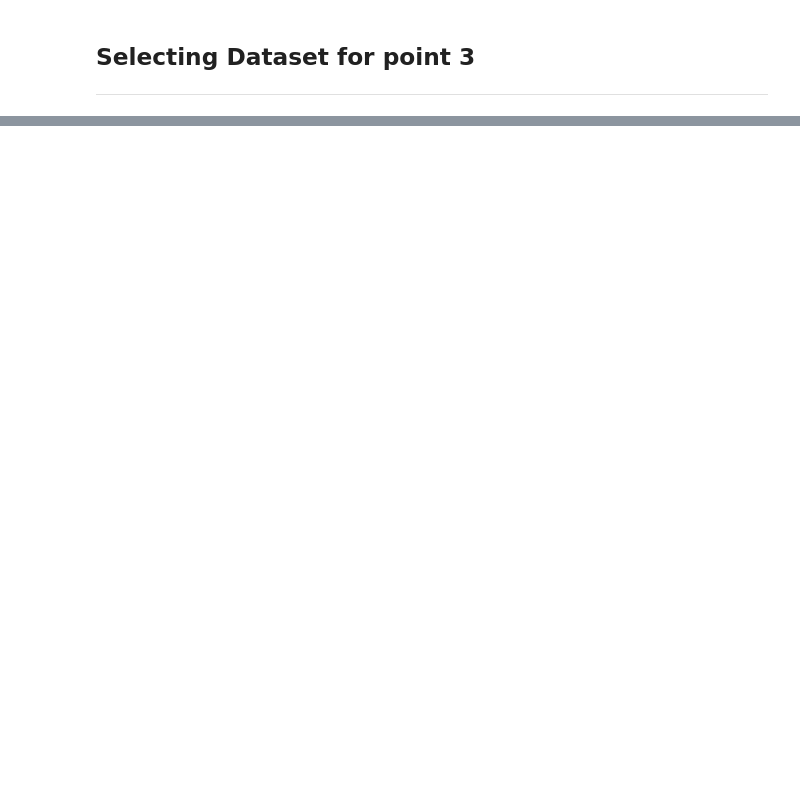
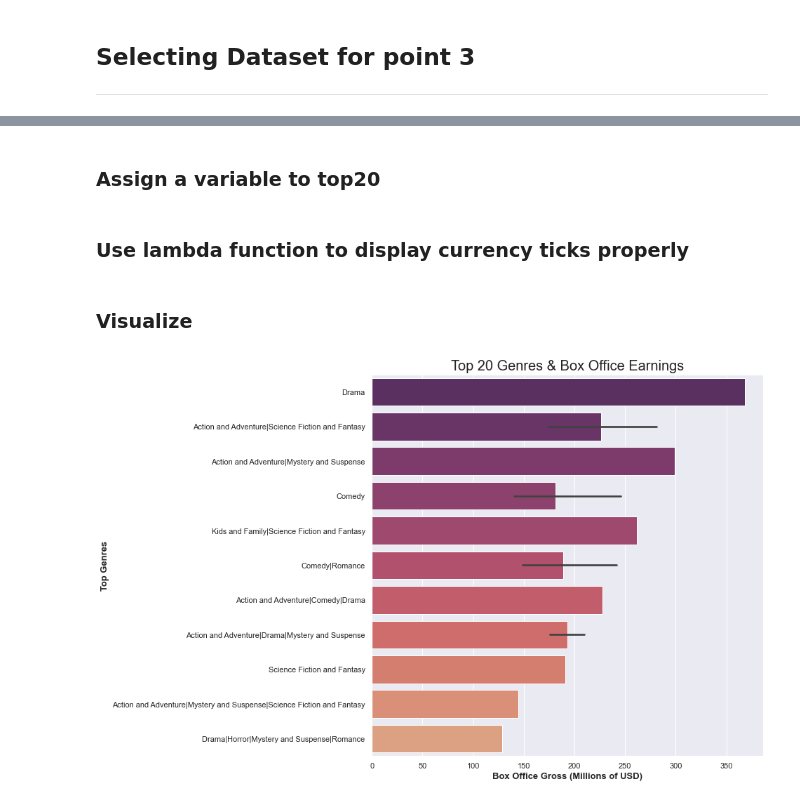
Before and after one commit to cleatw/Project1, a Jupyter notebook: Project 1 Notebook.ipynb, the cells around one changed output, grey strips where cells are left out. Drawn from its saved outputs; the diff is of its cells as text; code cells hidden in the pictures; blank space fills up the shorter version.

```diff
--- a/Project 1 Notebook.ipynb
+++ b/Project 1 Notebook.ipynb
@@ -242,0 +126,26 @@ sns.barplot(y='genre',x='box_office', orient='h',  palette= 'flare_r',data= mast
+# %%
+g_gross = master[['genre', 'box_office']]
+g_gross.groupby(['genre']).sum().reset_index()
+g_gross.sort_values('box_office', inplace=True, ascending=False)
+# %% [markdown]
+### Assign a variable to top20
+# %%
+g_gross_20 = g_gross
+
+## 36 works for bruteforce
+# %% [markdown]
+### Use lambda function to display currency ticks properly
+# %%
+g_gross_20['box_office'] = g_gross_20['box_office'].apply(lambda x: x/1000000)
+# %% [markdown]
+### Visualize
+# %%
+fig, ax = plt.subplots(figsize=(10,10))
+
+sns.barplot(y =g_gross_20['genre'].head(20),x = g_gross_20['box_office'], orient = 'h', palette = 'flare_r')
+
+ax.set_title('Top 20 Genres & Box Office Earnings', fontsize =  20)
+ax.set_xlabel('Box Office Gross (Millions of USD)', fontsize = 13, weight = 'bold')
+ax.set_ylabel('Top Genres', fontsize = 13, weight = 'bold');
+# %% [output]
+[figure, added]
```
Also changed, not shown: parts of 30 cells of this notebook.
